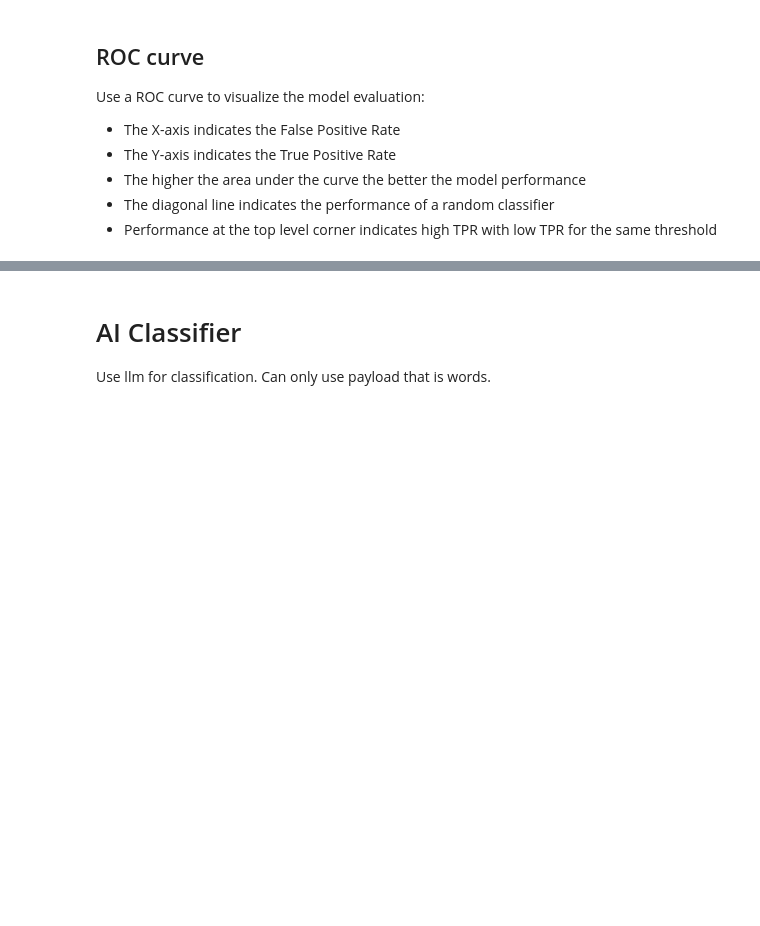
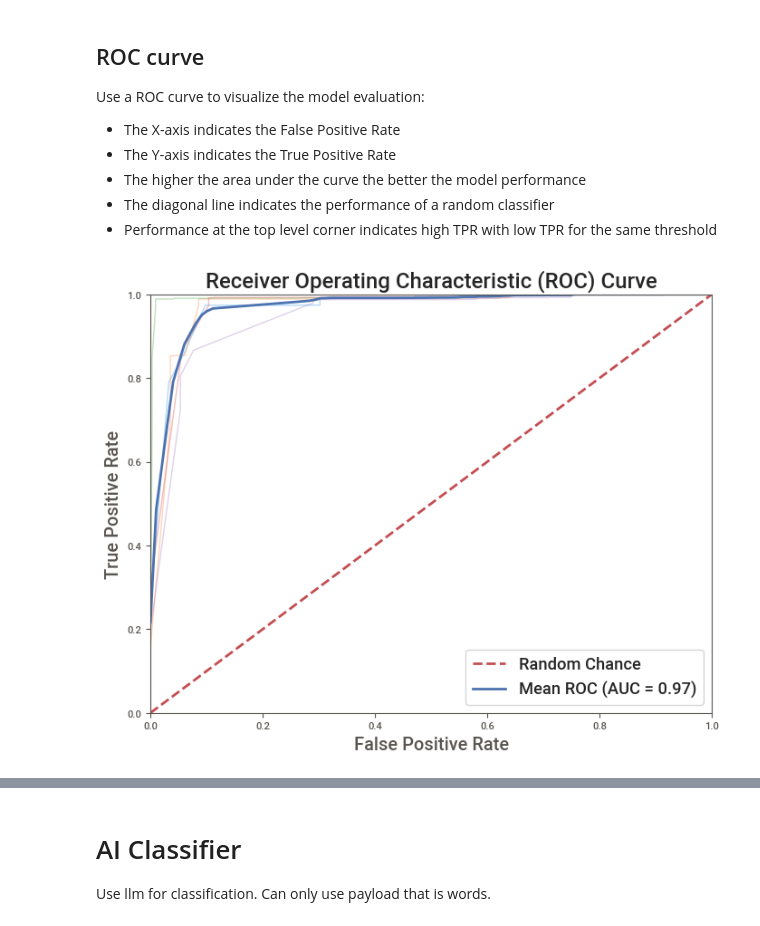
Before and after one commit to mundruid/bsides-augusta-2023, a Jupyter notebook: bsides_aug.ipynb, the cells around one changed output, grey strips where cells are left out. Cells and saved outputs as stored; diff of their text form; code cells hidden in the pictures; blank space fills up the shorter version.

```diff
--- a/bsides_aug.ipynb
+++ b/bsides_aug.ipynb
@@ -896,14 +971,0 @@ def split_data(model, X, y):
-# %%
-def plot_roc_curve(y_test, y_score):
-    # Calculate the false positive rate, true positive rate, and thresholds for the ROC curve
-    fpr, tpr, thresholds = roc_curve(y_test, y_score)
-    roc_auc = auc(fpr, tpr)
-
-    # Plot the ROC curve
-    plt.plot(fpr, tpr, label="ROC curve (AUC = %0.2f)" % roc_auc)
-    plt.plot([0, 1], [0, 1], "k--")  # Random guessing line
-    plt.xlabel("False Positive Rate")
-    plt.ylabel("True Positive Rate")
-    plt.title("Receiver Operating Characteristic (ROC)")
-    plt.legend(loc="lower right")
-    plt.show()
@@ -921,0 +972,4 @@ plot_roc_curve(y_test, y_score[:, 1])
+# %%
+plot_roc_curve(rf, X, y)
+# %% [output]
+[figure, added]
```
Also changed, not shown: parts of 75 cells of this notebook, 1 other file.
